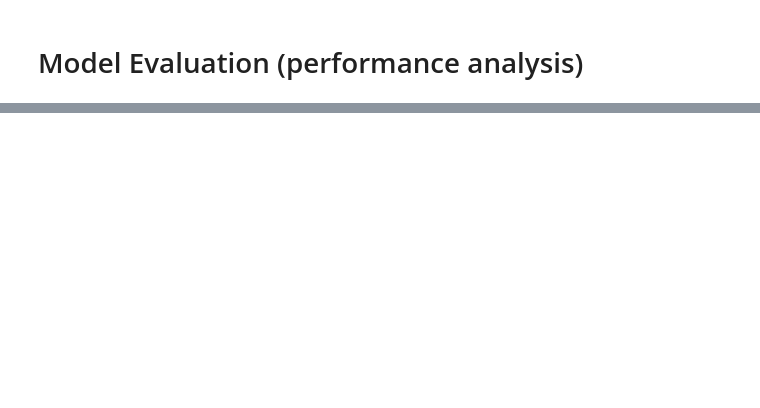
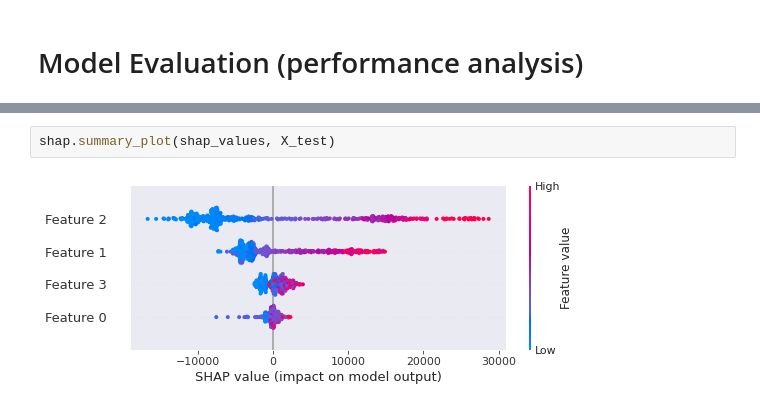
Before and after one commit to himanshu-nakrani/Cryptocurrency-Price-Prediction, a Jupyter notebook: bitcoin-price-prediction.ipynb, the cells around one changed output, grey strips where cells are left out. Drawn from its saved outputs; the diff is of its cells as text; blank space fills up the shorter version.

```diff
--- a/bitcoin-price-prediction.ipynb
+++ b/bitcoin-price-prediction.ipynb
@@ -389,0 +404,4 @@ Accuracy:  0.9581185460018204
+# %%
+shap.summary_plot(shap_values, X_test)
+# %% [output]
+[figure, added]
```
Also changed, not shown: parts of 13 cells of this notebook.
